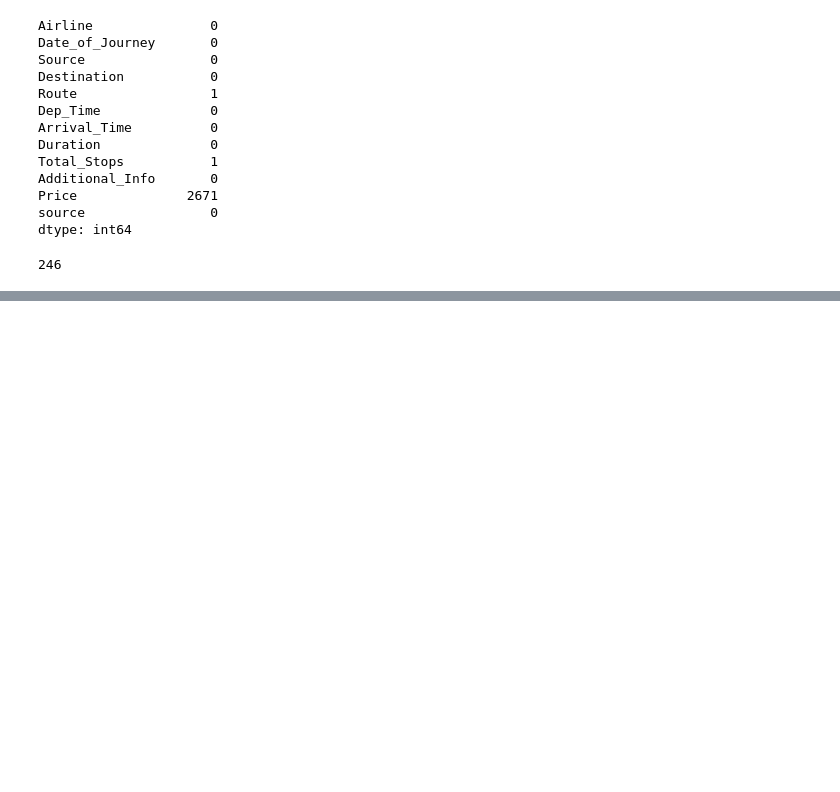
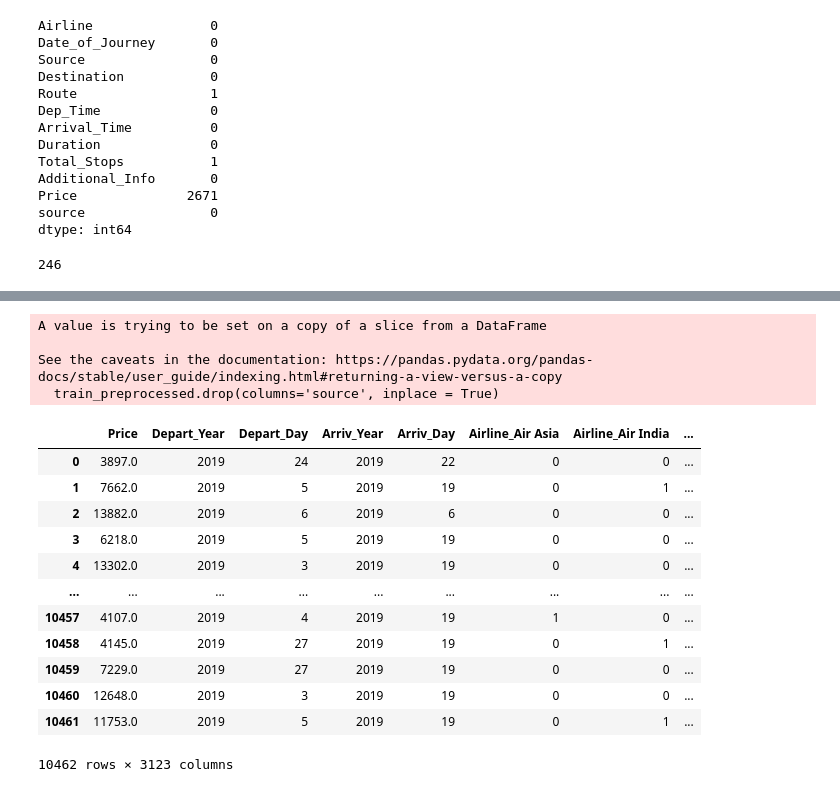
Before and after one commit to adityaravichander45/Linear-regression, a Jupyter notebook: Multiple Linear regression-Hackathon excercise (1).ipynb, the cells around one changed output, grey strips where cells are left out. Saved outputs shown, nothing was run; the diff lists cells and outputs as text; code cells hidden in the pictures; blank space fills up the shorter version.

```diff
--- a/Multiple Linear regression-Hackathon excercise (1).ipynb
+++ b/Multiple Linear regression-Hackathon excercise (1).ipynb
@@ -381,0 +505,29 @@ data
+# %%
+item_ident_source = data[['Source','Destination', 'source']].reset_index().drop(columns='index')
+# %%
+data_preprocessed = pd.concat([numerical_data,encoded_cat,item_ident_source], axis =1)
+# %%
+train_preprocessed = data_preprocessed[data_preprocessed['source']=='train']
+# %%
+train_preprocessed.drop(columns='source', inplace = True)
+# %% [output]
+A value is trying to be set on a copy of a slice from a DataFrame
+
+See the caveats in the documentation: https://pandas.pydata.org/pandas-docs/stable/user_guide/indexing.html#returning-a-view-versus-a-copy
+  train_preprocessed.drop(columns='source', inplace = True)
+# %%
+train_preprocessed
+# %% [output]
+|  | Price | Depart_Year | Depart_Day | Arriv_Year | Arriv_Day | Airline_Air Asia | Airline_Air India | ... |
+| 0 | 3897.0 | 2019 | 24 | 2019 | 22 | 0 | 0 | ... |
+| 1 | 7662.0 | 2019 | 5 | 2019 | 19 | 0 | 1 | ... |
+| 2 | 13882.0 | 2019 | 6 | 2019 | 6 | 0 | 0 | ... |
+| 3 | 6218.0 | 2019 | 5 | 2019 | 19 | 0 | 0 | ... |
+| 4 | 13302.0 | 2019 | 3 | 2019 | 19 | 0 | 0 | ... |
+| ... | ... | ... | ... | ... | ... | ... | ... | ... |
+| 10457 | 4107.0 | 2019 | 4 | 2019 | 19 | 1 | 0 | ... |
+| 10458 | 4145.0 | 2019 | 27 | 2019 | 19 | 0 | 1 | ... |
+| 10459 | 7229.0 | 2019 | 27 | 2019 | 19 | 0 | 0 | ... |
+| 10460 | 12648.0 | 2019 | 3 | 2019 | 19 | 0 | 0 | ... |
+| 10461 | 11753.0 | 2019 | 5 | 2019 | 19 | 0 | 1 | ... |
+10462 rows × 3123 columns
```
Also changed, not shown: parts of 57 cells of this notebook.
